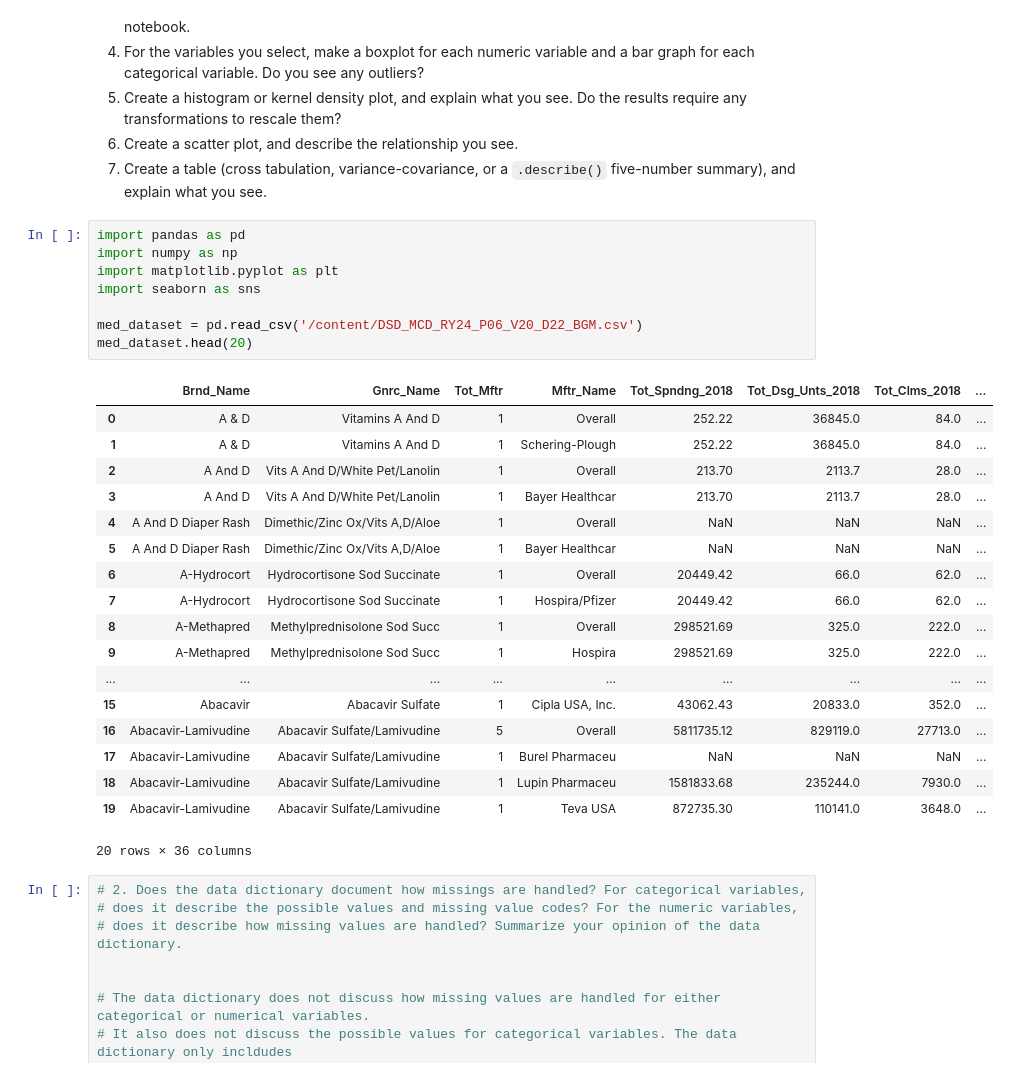
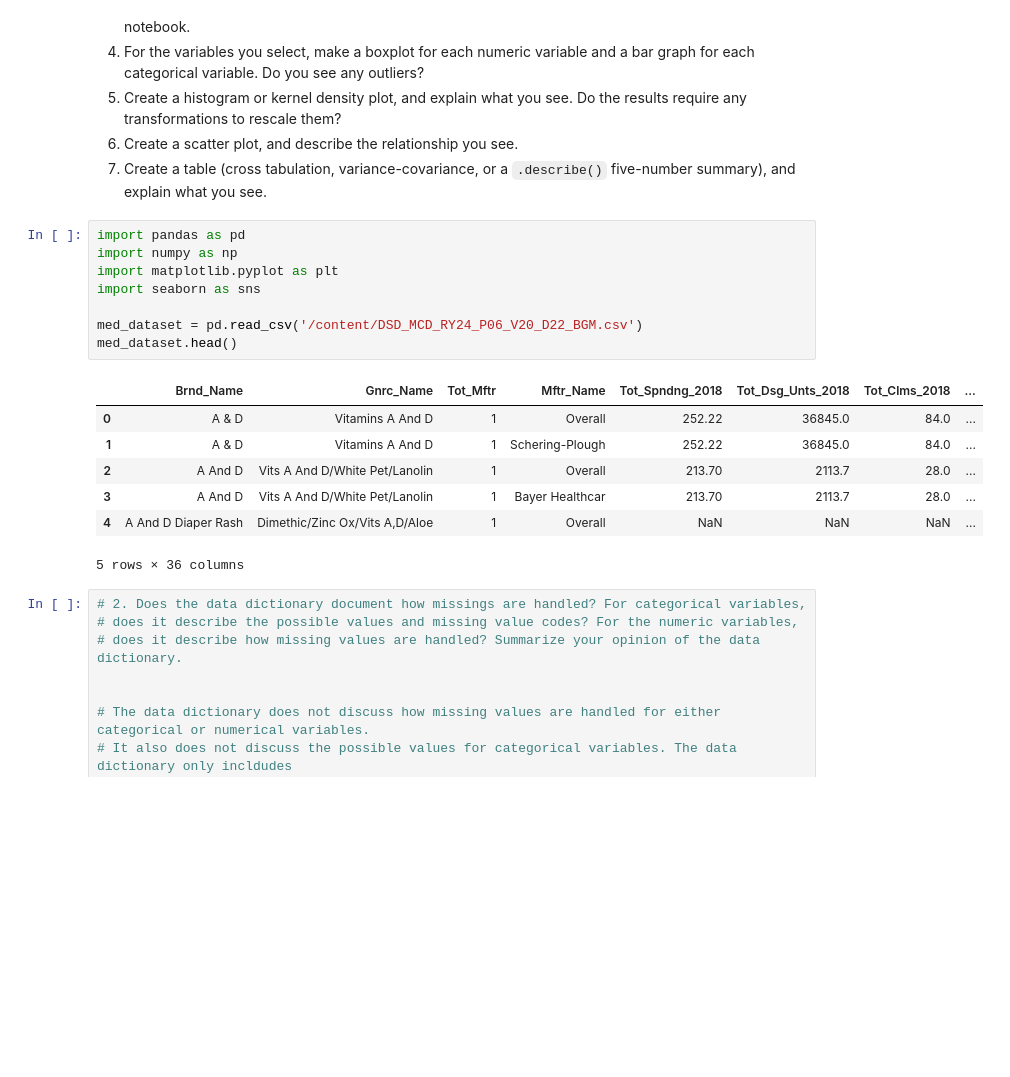
Before and after one commit to natalieassaad/visualization, a Jupyter notebook: assignment/assignment.ipynb, the cells around one changed output. Saved outputs shown, nothing was run; the diff lists cells and outputs as text; blank space fills up the shorter version.

```diff
--- a/assignment/assignment.ipynb
+++ b/assignment/assignment.ipynb
@@ -262,30 +262,19 @@ For some context, the Federal government ultimately spent about $4.4 trillion in
 # %%
 import pandas as pd
 import numpy as np
 import matplotlib.pyplot as plt
 import seaborn as sns
 
 med_dataset = pd.read_csv('/content/DSD_MCD_RY24_P06_V20_D22_BGM.csv')
-med_dataset.head(20)
+med_dataset.head()
 # %% [output]
 |  | Brnd_Name | Gnrc_Name | Tot_Mftr | Mftr_Name | Tot_Spndng_2018 | Tot_Dsg_Unts_2018 | Tot_Clms_2018 | ... |
 | 0 | A & D | Vitamins A And D | 1 | Overall | 252.22 | 36845.0 | 84.0 | ... |
 | 1 | A & D | Vitamins A And D | 1 | Schering-Plough | 252.22 | 36845.0 | 84.0 | ... |
 | 2 | A And D | Vits A And D/White Pet/Lanolin | 1 | Overall | 213.70 | 2113.7 | 28.0 | ... |
 | 3 | A And D | Vits A And D/White Pet/Lanolin | 1 | Bayer Healthcar | 213.70 | 2113.7 | 28.0 | ... |
 | 4 | A And D Diaper Rash | Dimethic/Zinc Ox/Vits A,D/Aloe | 1 | Overall | NaN | NaN | NaN | ... |
-| 5 | A And D Diaper Rash | Dimethic/Zinc Ox/Vits A,D/Aloe | 1 | Bayer Healthcar | NaN | NaN | NaN | ... |
-| 6 | A-Hydrocort | Hydrocortisone Sod Succinate | 1 | Overall | 20449.42 | 66.0 | 62.0 | ... |
-| 7 | A-Hydrocort | Hydrocortisone Sod Succinate | 1 | Hospira/Pfizer | 20449.42 | 66.0 | 62.0 | ... |
-| 8 | A-Methapred | Methylprednisolone Sod Succ | 1 | Overall | 298521.69 | 325.0 | 222.0 | ... |
-| 9 | A-Methapred | Methylprednisolone Sod Succ | 1 | Hospira | 298521.69 | 325.0 | 222.0 | ... |
-| ... | ... | ... | ... | ... | ... | ... | ... | ... |
-| 15 | Abacavir | Abacavir Sulfate | 1 | Cipla USA, Inc. | 43062.43 | 20833.0 | 352.0 | ... |
-| 16 | Abacavir-Lamivudine | Abacavir Sulfate/Lamivudine | 5 | Overall | 5811735.12 | 829119.0 | 27713.0 | ... |
-| 17 | Abacavir-Lamivudine | Abacavir Sulfate/Lamivudine | 1 | Burel Pharmaceu | NaN | NaN | NaN | ... |
-| 18 | Abacavir-Lamivudine | Abacavir Sulfate/Lamivudine | 1 | Lupin Pharmaceu | 1581833.68 | 235244.0 | 7930.0 | ... |
-| 19 | Abacavir-Lamivudine | Abacavir Sulfate/Lamivudine | 1 | Teva USA | 872735.30 | 110141.0 | 3648.0 | ... |
-20 rows × 36 columns
+5 rows × 36 columns
 # %%
 # 2. Does the data dictionary document how missings are handled? For categorical variables,
 # does it describe the possible values and missing value codes? For the numeric variables,
```
